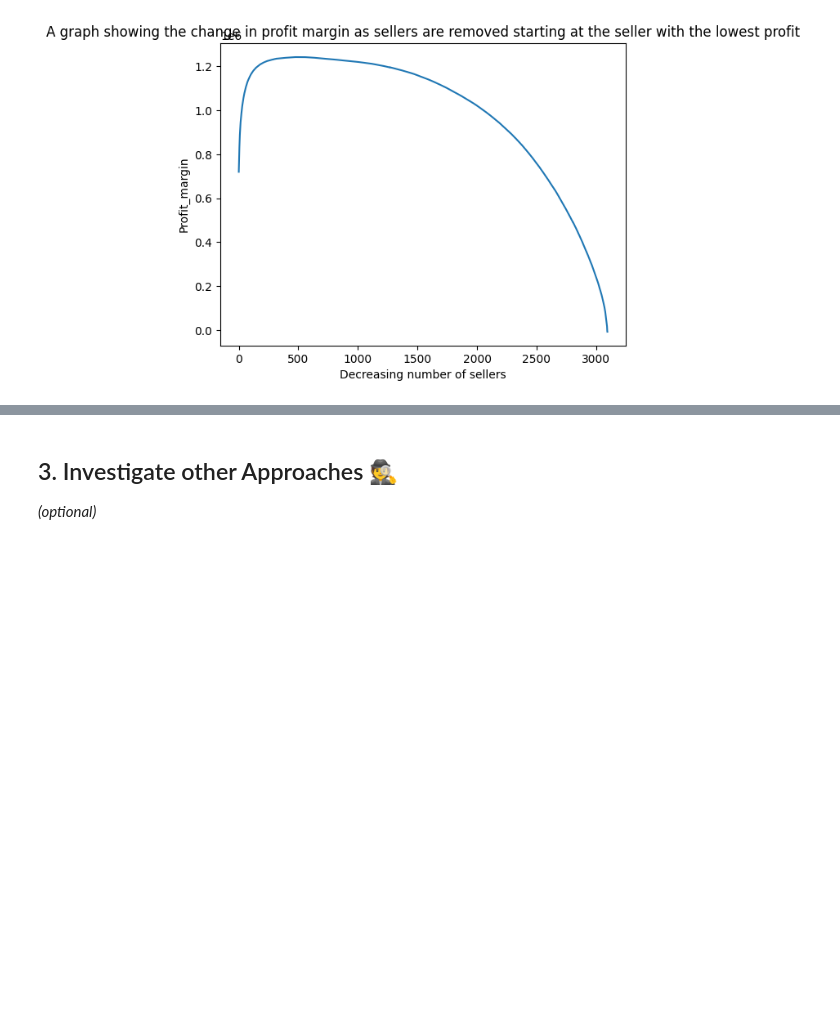
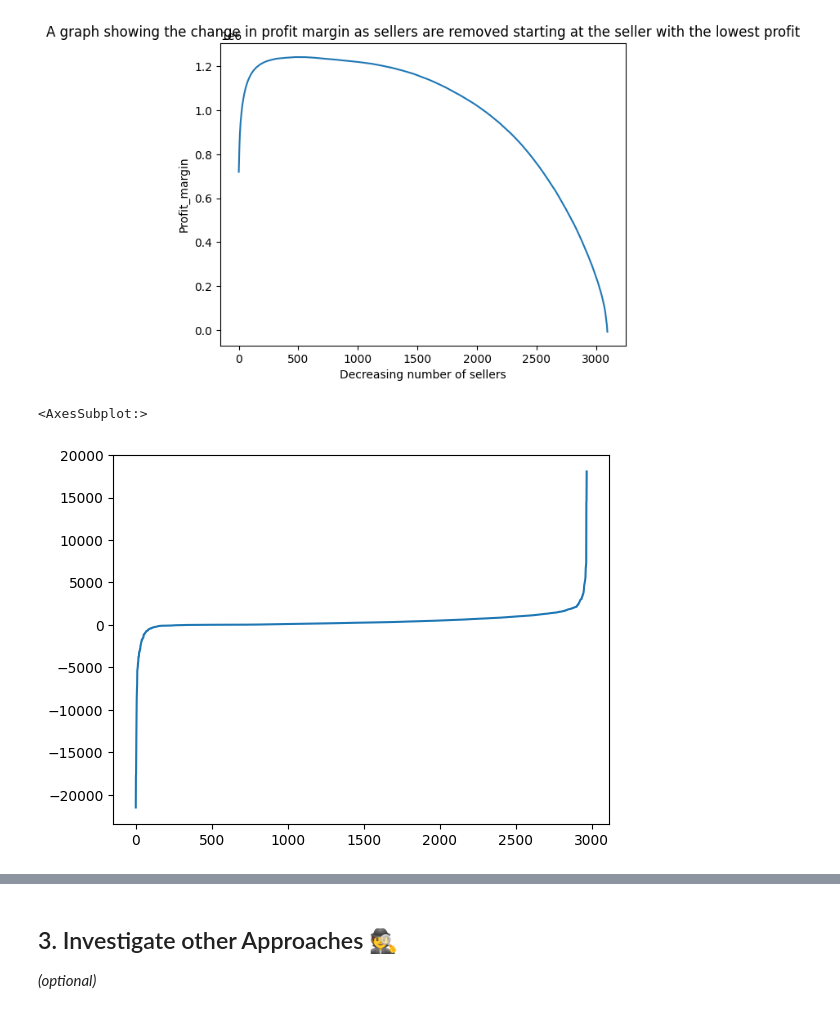
Before and after one commit to E-Brown96/data-recap_ceo_request, a Jupyter notebook: ceo_request.ipynb, the cells around one changed output, grey strips where cells are left out. Cells and saved outputs as stored; diff of their text form; code cells hidden in the pictures; blank space fills up the shorter version.

```diff
--- a/ceo_request.ipynb
+++ b/ceo_request.ipynb
@@ -370,3 +328,14 @@ plt.title('A graph showing the change in profit margin as sellers are removed st
 plt.show()
 # %% [output]
 [figure]
+# %%
+#The updated section
+from olist.seller import Seller
+final_sellers = Seller().get_training_data()
+# %%
+sorted_sellers = final_sellers[['revenues', 'profits', 'n_orders']].sort_values('profits').reset_index()
+# %%
+sorted_sellers.profits.plot()
+# %% [output]
+<AxesSubplot:>
+[figure, added]
```
Also changed, not shown: parts of 10 cells of this notebook.
